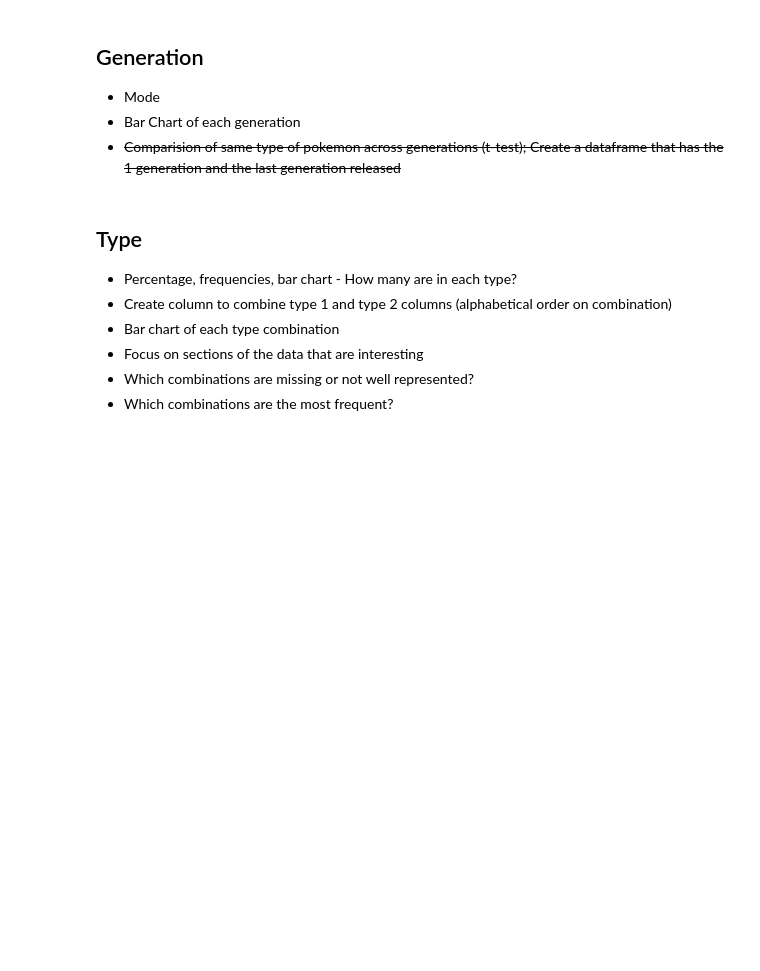
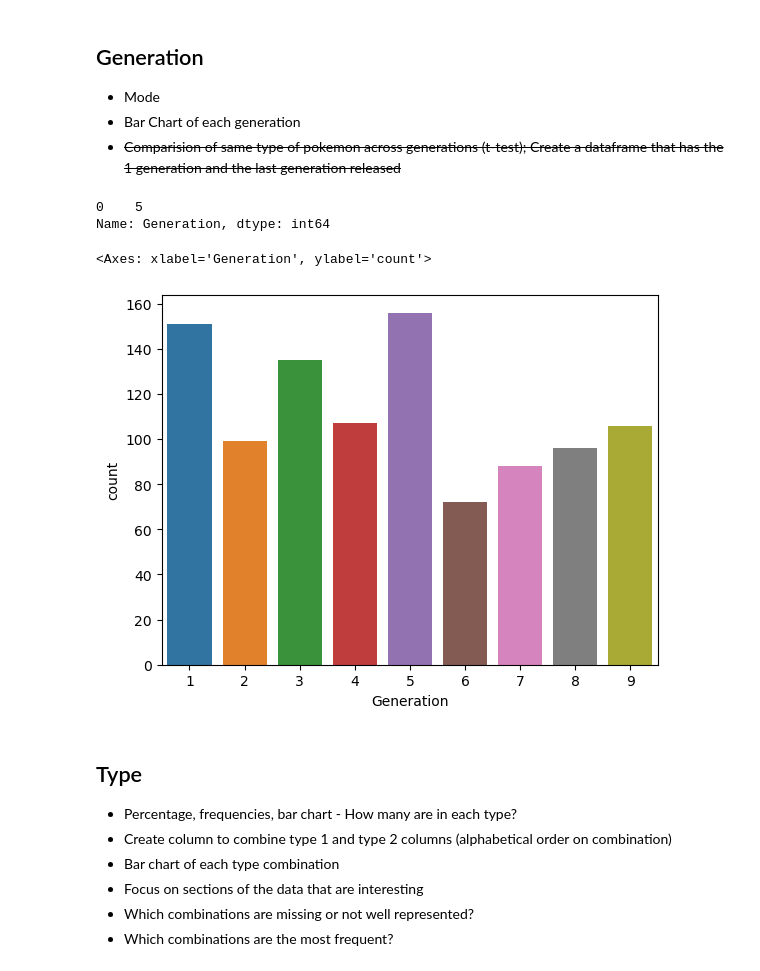
Before and after one commit to sarsteg/pokemon-index-analysis, a Jupyter notebook: analysis.ipynb, the cells around one changed output. Cells and saved outputs as stored; diff of their text form; code cells hidden in the pictures; blank space fills up the shorter version.

```diff
--- a/analysis.ipynb
+++ b/analysis.ipynb
@@ -52,6 +52,19 @@ count_national_dex = national_dex['Original_Name'].count()
 * Mode
 * Bar Chart of each generation
 * ~~Comparision of same type of pokemon across generations (t-test); Create a dataframe that has the 1 generation and the last generation released~~
+# %%
+# Find the most common Generation (the mode)
+mode_generation = pokedex['Generation'].mode()
+mode_generation
+# %% [output]
+0    5
+Name: Generation, dtype: int64
+# %%
+# Create a bar chart of the generations
+sns.countplot(x='Generation', data=pokedex)
+# %% [output]
+<Axes: xlabel='Generation', ylabel='count'>
+[figure, added]
 # %% [markdown]
 ## Type
 * Percentage, frequencies, bar chart - How many are in each type?
```
Also changed, not shown: parts of 1 cell of this notebook, 1 other file.
